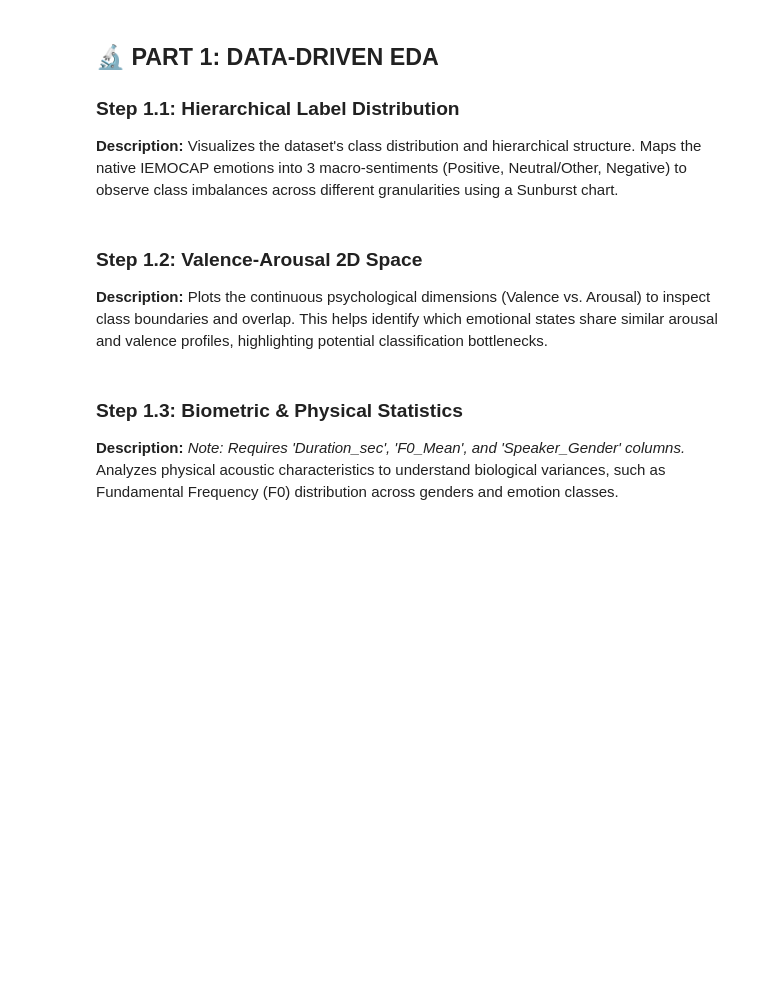
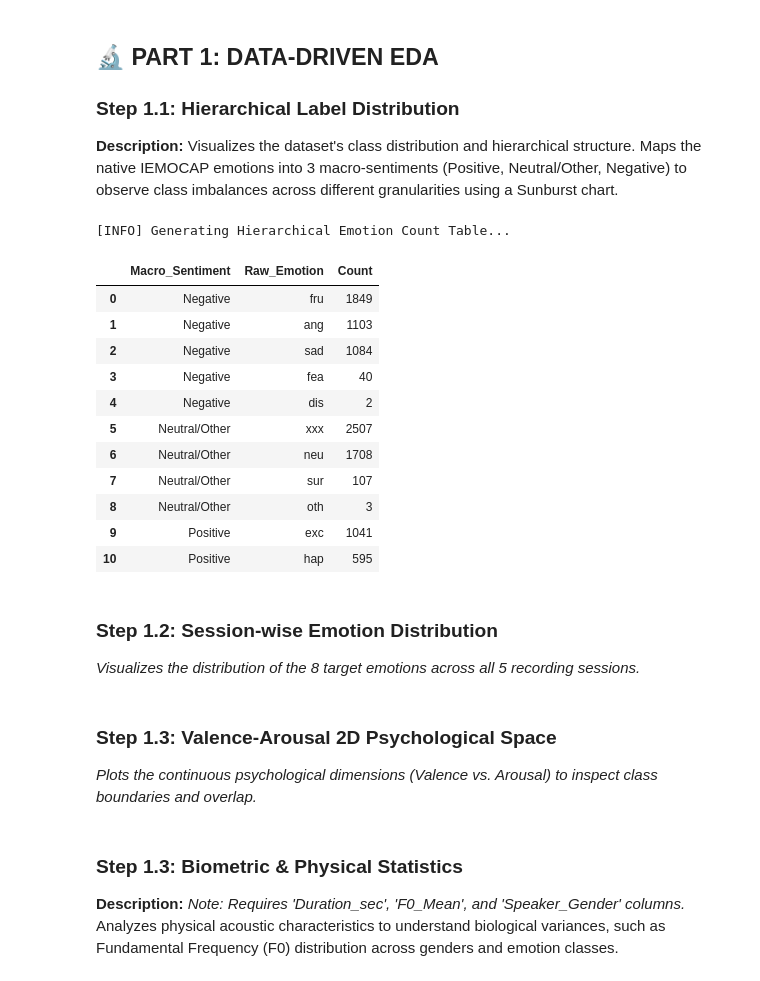
Before and after one commit to HuyPham171-hub/conv-ser, a Jupyter notebook: notebooks/eda_iemocap.ipynb, the cells around one changed output. Saved outputs shown, nothing was run; the diff lists cells and outputs as text; code cells hidden in the pictures; blank space fills up the shorter version.

```diff
--- a/notebooks/eda_iemocap.ipynb
+++ b/notebooks/eda_iemocap.ipynb
@@ -76,4 +78,41 @@ fig = px.sunburst(
 fig.update_traces(textinfo="label+percent parent+value")
 fig.show()
 # NOTE: In a Jupyter Notebook, this will render an interactive HTML chart.
+# %%
+# =====================================================================
+# HIERARCHICAL EMOTION COUNT SUMMARY
+# =====================================================================
+
+# 1. Apply the macro sentiment mapping
+df['Macro_Sentiment'] = df['Raw_Emotion'].apply(assign_macro_sentiment)
+
+# 2. Group by hierarchy and calculate absolute counts for each class
+hierarchical_counts = df.groupby(['Macro_Sentiment', 'Raw_Emotion']).size().reset_index(name='Count')
+
+# 3. Sort systematically by Macro Sentiment and Count for better structure
+hierarchical_counts = hierarchical_counts.sort_values(
+    by=['Macro_Sentiment', 'Count'],
+    ascending=[True, False]
+).reset_index(drop=True)
+
+# 4. Display the simplified summary table
+print("[INFO] Generating Hierarchical Emotion Count Table...")
+display(hierarchical_counts)
+# %% [output]
+[INFO] Generating Hierarchical Emotion Count Table...
+|  | Macro_Sentiment | Raw_Emotion | Count |
+| 0 | Negative | fru | 1849 |
+| 1 | Negative | ang | 1103 |
+| 2 | Negative | sad | 1084 |
+| 3 | Negative | fea | 40 |
+| 4 | Negative | dis | 2 |
+| 5 | Neutral/Other | xxx | 2507 |
+| 6 | Neutral/Other | neu | 1708 |
+| 7 | Neutral/Other | sur | 107 |
+| 8 | Neutral/Other | oth | 3 |
+| 9 | Positive | exc | 1041 |
+| 10 | Positive | hap | 595 |
+# %% [markdown]
+### Step 1.2: Session-wise Emotion Distribution
+*Visualizes the distribution of the 8 target emotions across all 5 recording sessions.*
 # %%
@@ -156,5 +158,5 @@ fig.update_xaxes(tickangle=0) # Keep emotion text horizontal
 fig.show()
 # %% [markdown]
-### Step 1.2: Valence-Arousal 2D Space
-**Description:** Plots the continuous psychological dimensions (Valence vs. Arousal) to inspect class boundaries and overlap. This helps identify which emotional states share similar arousal and valence profiles, highlighting potential classification bottlenecks.
+### Step 1.3: Valence-Arousal 2D Psychological Space
+*Plots the continuous psychological dimensions (Valence vs. Arousal) to inspect class boundaries and overlap.*
 # %%
```
Also changed, not shown: parts of 9 cells of this notebook, 3 other files.
